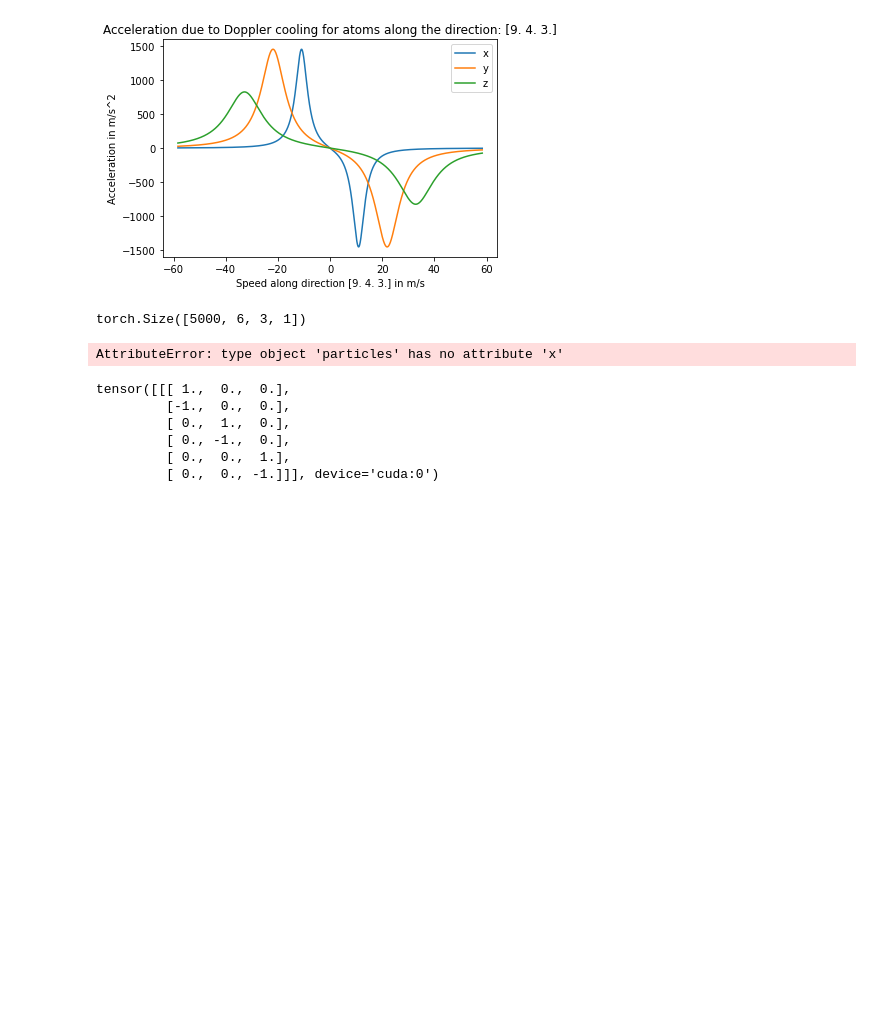
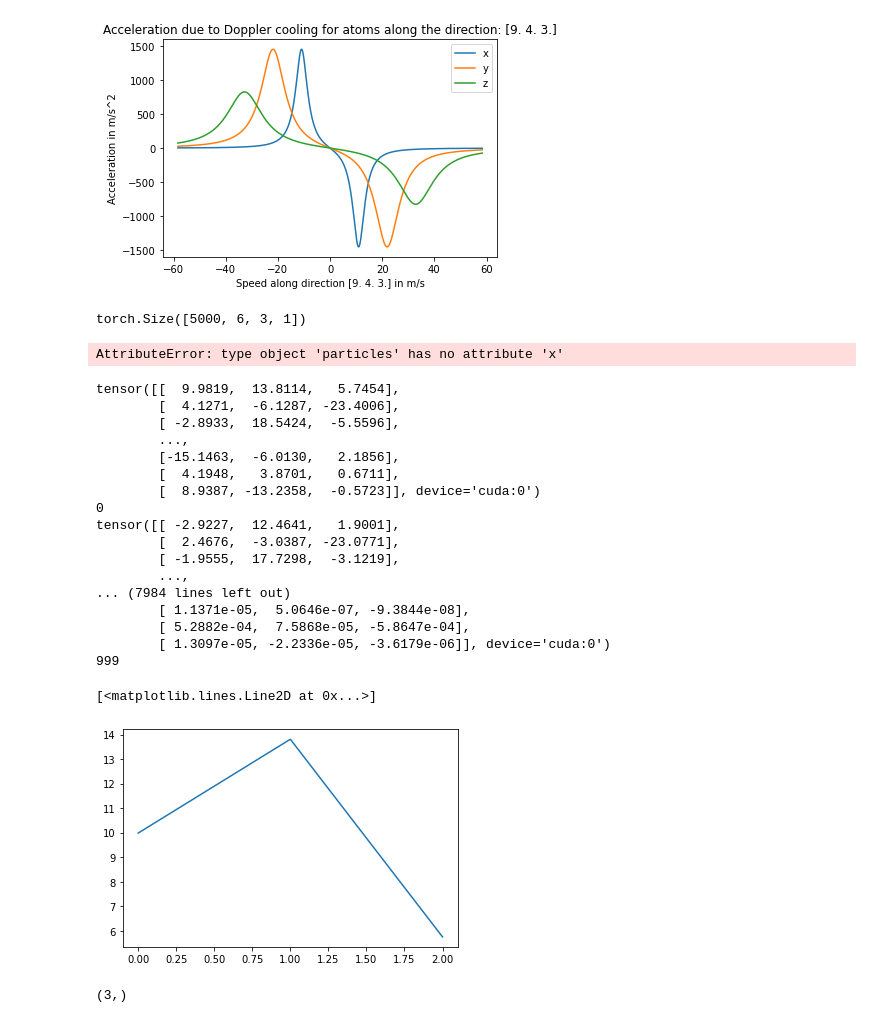
Before and after one commit to lexEjoosten/MOT-modelling, a Jupyter notebook: Optical Molasses Model.ipynb, the cells around one changed output. Saved outputs shown, nothing was run; the diff lists cells and outputs as text; code cells hidden in the pictures; blank space fills up the shorter version.

```diff
--- a/Optical Molasses Model.ipynb
+++ b/Optical Molasses Model.ipynb
@@ -326,7 +326,7 @@ tensor([-44429.6367,  -7216.7168, -41833.3320,  ..., -13989.2988,
 torch.Size([5, 7])
 # %%
 
-def forward(Pa=particles,En=Environment,Ru=Rubidium,timestep=0.0001,ratemults=100,timeforward=0.1):
+def forward(Pa=particles,En=Environment,Ru=Rubidium,timestep=0.1,ratemults=1,timeforward=0.1):
 
     Rates=t.zeros((Pa.x.shape[0],6,5,7)).cuda()
     #calculate rate eqns:
@@ -371,8 +371,8 @@ def forward(Pa=particles,En=Environment,Ru=Rubidium,timestep=0.0001,ratemults=10
 
 
 
-    #Pa.v=Pa.v+Accel*dt
-    #Pa.x=Pa.x+Pa.v*dt
+    Pa.v=Pa.v+Accel*dt
+    Pa.x=Pa.x+Pa.v*dt
     return Accel,Rates
 
 
@@ -535,11 +535,34 @@ vel=vel.reshape(3,xsh*ysh*zsh).transpose(0,1).numpy()
 pos=t.zeros((xsh*ysh*zsh,3)).numpy()
 particles.createbyinp(pos,vel,2,3)
 # %%
-Environment.Lk.unsqueeze(0)
+v=particles.v[0].cpu().numpy()
+for i in range(1000):
+    print(particles.v)
+    np.append(v,particles.v[0].cpu().numpy())
+    forward()
+    print(i)
+plt.plot(v)
 # %% [output]
-tensor([[[ 1.,  0.,  0.],
-         [-1.,  0.,  0.],
-         [ 0.,  1.,  0.],
-         [ 0., -1.,  0.],
-         [ 0.,  0.,  1.],
-         [ 0.,  0., -1.]]], device='cuda:0')
+tensor([[  9.9819,  13.8114,   5.7454],
+        [  4.1271,  -6.1287, -23.4006],
+        [ -2.8933,  18.5424,  -5.5596],
+        ...,
+        [-15.1463,  -6.0130,   2.1856],
+        [  4.1948,   3.8701,   0.6711],
+        [  8.9387, -13.2358,  -0.5723]], device='cuda:0')
+0
+tensor([[ -2.9227,  12.4641,   1.9001],
+        [  2.4676,  -3.0387, -23.0771],
+        [ -1.9555,  17.7298,  -3.1219],
+        ...,
+... (7984 lines left out)
+        [ 1.1371e-05,  5.0646e-07, -9.3844e-08],
+        [ 5.2882e-04,  7.5868e-05, -5.8647e-04],
+        [ 1.3097e-05, -2.2336e-05, -3.6179e-06]], device='cuda:0')
+999
+[<matplotlib.lines.Line2D at 0x...>]
+[figure, added]
+# %%
+v.shape
+# %% [output]
+(3,)
```
Also changed, not shown: 3 other files.
